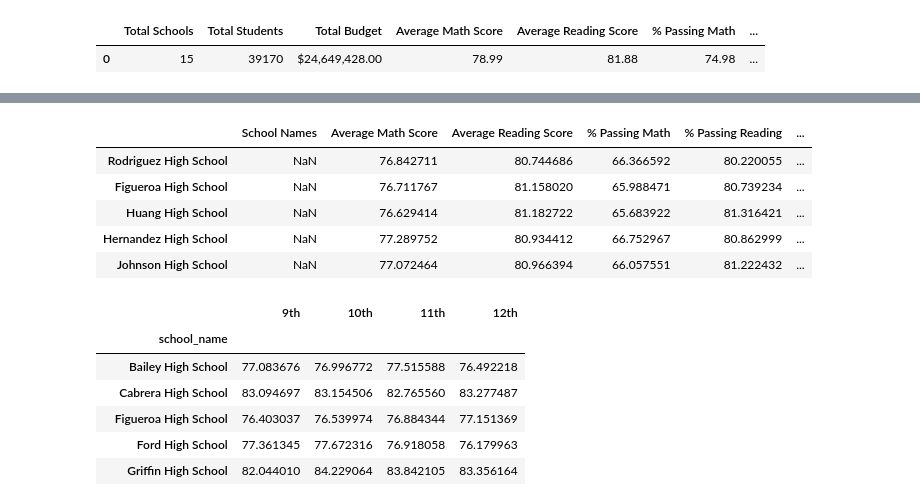
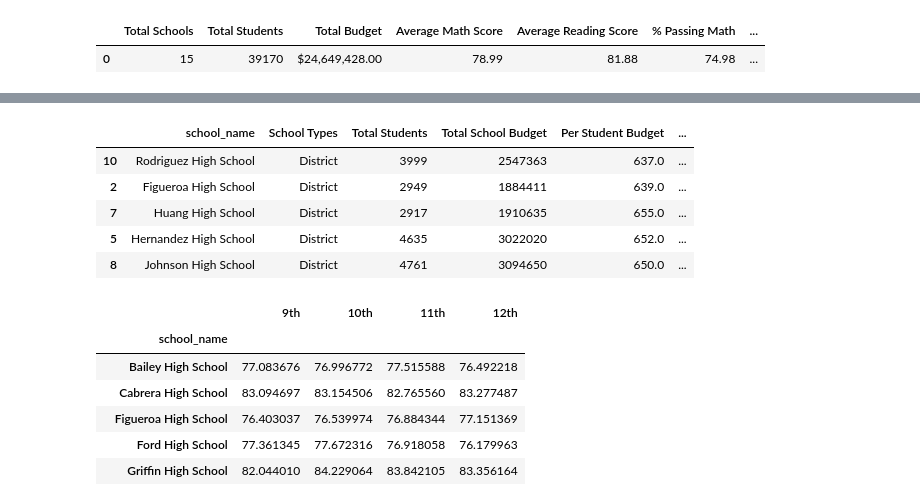
Before and after one commit to Cosette3737/Pandas-Challenge, a Jupyter notebook: PandasPyschool.ipynb, the cells around one changed output, grey strips where cells are left out. Drawn from its saved outputs; the diff is of its cells as text; code cells hidden in the pictures.

```diff
--- a/PandasPyschool.ipynb
+++ b/PandasPyschool.ipynb
@@ -138,16 +75,16 @@ Wright High School     83.264706  84.010288  83.836782  83.644986
 # %%
 
 #Locate schools type,budget, student budget from school data
-school_names=schoolsorted_df["school_name"]
-print(school_names)
+school_name=schoolsorted_df["school_name"]
+#print(school_name)
 school_types=schoolsorted_df["type"]
-print(school_types)
+#print(school_types)
 total_students=schoolsorted_df["size"]
-print(total_students)
+#print(total_students)
 school_budget=schoolsorted_df["budget"]
 student_budget=(school_budget)/(total_students)
-print(student_budget)
-print(len(student_budget))
+#print(student_budget)
+#print(len(student_budget))
 
 #print(math_score)
 #math_score=student_df["math_score"].mean
@@ -276,13 +124,13 @@ Name: student_name, dtype: float64
 # %%
 school_summary_df= pd.DataFrame({
-         "School Name": school_names,
+         "school_name": school_name,
         "School Types":school_types,
    "Total Students":total_students,
     "Total School Budget":school_budget,
     "Per Student Budget":student_budget,
 })
-school_summary_df
-
-
+#school_summary_df
+#school_summary_df.set_index("School Name", drop=True, append=False, inplace=False, verify_integrity=False)
+#school_summary_df
 #mergeschooldistrict_df = pd.merge(school_summary_df,Math_df, on="school_name", how="Left")
 #mergeschooldistrict_df.head
@@ -306,6 +137,6 @@ school_summary_df
 # %%
 Math_df = pd.DataFrame({
-  "School Names": school_names,
+ #"School Names": school_name,
     "Average Math Score": avemath,
    "Average Reading Score":averead_df,
  "% Passing Math":PassMassAvePerc,
@@ -314,8 +145,4 @@ Math_df = pd.DataFrame({
     })
 #Math_df.sort_values(by="School Names")
 #Math_df.set_index([0],drop=True,append=False,inplace=False,verify_integrity=False)
-Math_df
-
-
-#mergeschooldistrict_df = pd.merge(school_summary_df,Math_df, on="[0]", how="Left")
-#mergeschooldistrict_df.head
+#Math_df
@@ -340,4 +149,4 @@ Math_df
 # %%
-mergeschooldistrict_df = pd.merge(school_summary_df,Math_df, on=[0], how="Left")
-mergeschooldistrict_df.head
+mergeschooldistrict_df = pd.merge(school_summary_df, Math_df, on='school_name', how='left')
+mergeschooldistrict_df
 # %% [output]
@@ -356,14 +180,14 @@ top_schools.head(5)
 # %%
 #Bottom Performing Schools by % overall PAssing
-bottom_schools = Math_df.sort_values(['% Overall Passing'],ascending=True)
+bottom_schools = mergeschooldistrict_df.sort_values(['% Overall Passing'],ascending=True)
 bottom_schools.head(5)
 # %% [output]
-|  | School Names | Average Math Score | Average Reading Score | % Passing Math | % Passing Reading | ... |
-| Rodriguez High School | NaN | 76.842711 | 80.744686 | 66.366592 | 80.220055 | ... |
-| Figueroa High School | NaN | 76.711767 | 81.158020 | 65.988471 | 80.739234 | ... |
-| Huang High School | NaN | 76.629414 | 81.182722 | 65.683922 | 81.316421 | ... |
-| Hernandez High School | NaN | 77.289752 | 80.934412 | 66.752967 | 80.862999 | ... |
-| Johnson High School | NaN | 77.072464 | 80.966394 | 66.057551 | 81.222432 | ... |
+|  | school_name | School Types | Total Students | Total School Budget | Per Student Budget | ... |
+| 10 | Rodriguez High School | District | 3999 | 2547363 | 637.0 | ... |
+| 2 | Figueroa High School | District | 2949 | 1884411 | 639.0 | ... |
+| 7 | Huang High School | District | 2917 | 1910635 | 655.0 | ... |
+| 5 | Hernandez High School | District | 4635 | 3022020 | 652.0 | ... |
+| 8 | Johnson High School | District | 4761 | 3094650 | 650.0 | ... |
 # %%
 #Create grade/average math groups
 nine_math=student_df.loc[student_df['grade']=="9th"].groupby('school_name')["math_score"].mean()
```
Also changed, not shown: parts of 18 cells of this notebook.
